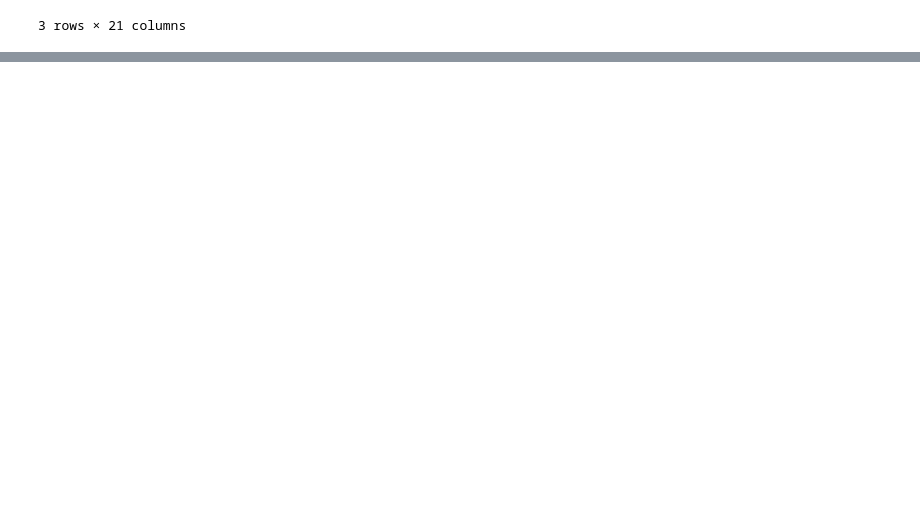
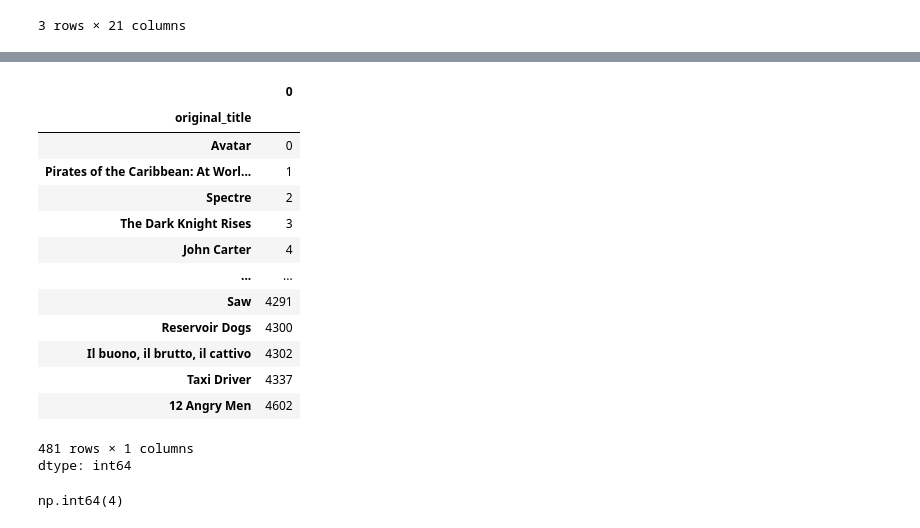
Before and after one commit to VirajThakur03/Movie-Recomendation-System, a Jupyter notebook: Movies_Recc_System_.ipynb, the cells around one changed output, grey strips where cells are left out. Drawn from its saved outputs; the diff is of its cells as text; code cells hidden in the pictures; blank space fills up the shorter version.

```diff
--- a/Movies_Recc_System_.ipynb
+++ b/Movies_Recc_System_.ipynb
@@ -293,0 +466,24 @@ filtered_df.head(3)
+# %%
+indices = pd.Series(data=data.index,index=data['original_title'])
+# %%
+indices
+# %% [output]
+|  | 0 |
+| original_title |  |
+| Avatar | 0 |
+| Pirates of the Caribbean: At Worl... | 1 |
+| Spectre | 2 |
+| The Dark Knight Rises | 3 |
+| John Carter | 4 |
+| ... | ... |
+| Saw | 4291 |
+| Reservoir Dogs | 4300 |
+| Il buono, il brutto, il cattivo | 4302 |
+| Taxi Driver | 4337 |
+| 12 Angry Men | 4602 |
+481 rows × 1 columns
+dtype: int64
+# %%
+indices['John Carter']
+# %% [output]
+np.int64(4)
```
Also changed, not shown: parts of 37 cells of this notebook.
